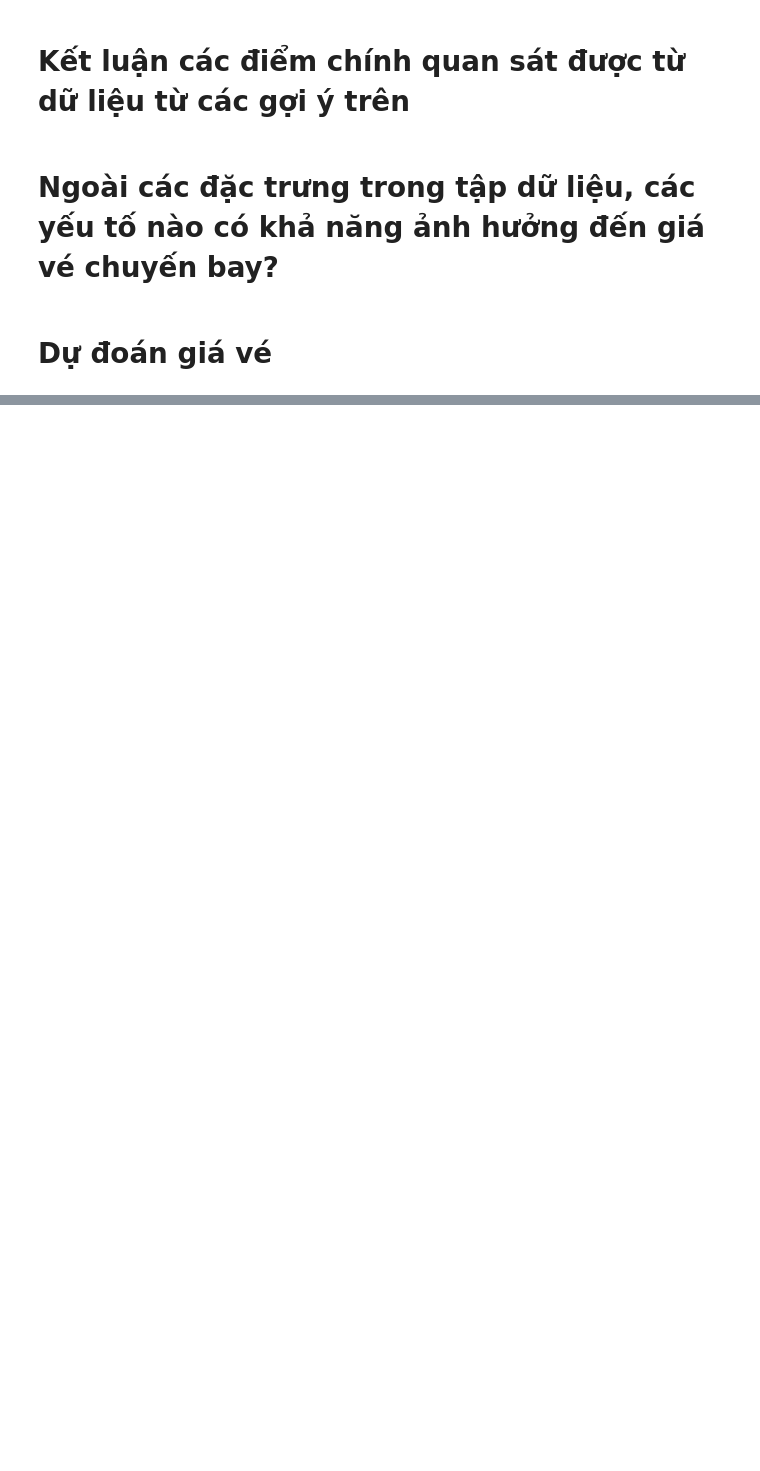
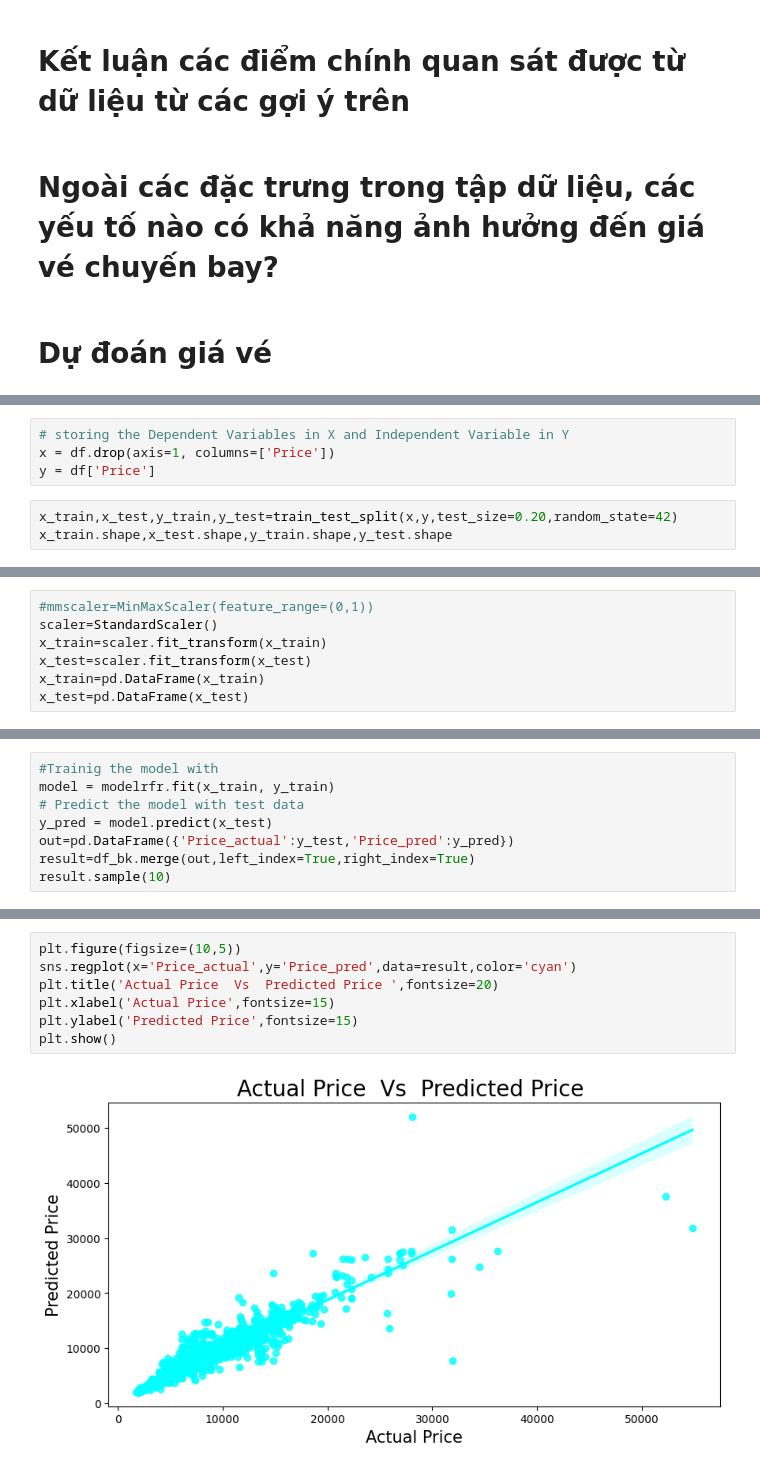
Before and after one commit to Vanniee007/ADA-Final-Project-20CQ.PTDL.05, a Jupyter notebook: FinalProject.ipynb, the cells around one changed output, grey strips where cells are left out. Cells and saved outputs as stored; diff of their text form; blank space fills up the shorter version.

Commit message:
cau 7 + predict

```diff
--- a/FinalProject.ipynb
+++ b/FinalProject.ipynb
@@ -742,0 +848,7 @@ else:
+# %%
+# storing the Dependent Variables in X and Independent Variable in Y
+x = df.drop(axis=1, columns=['Price'])
+y = df['Price']
+# %%
+x_train,x_test,y_train,y_test=train_test_split(x,y,test_size=0.20,random_state=42)
+x_train.shape,x_test.shape,y_train.shape,y_test.shape
@@ -742,0 +857,7 @@ else:
+# %%
+#mmscaler=MinMaxScaler(feature_range=(0,1))
+scaler=StandardScaler()
+x_train=scaler.fit_transform(x_train)
+x_test=scaler.fit_transform(x_test)
+x_train=pd.DataFrame(x_train)
+x_test=pd.DataFrame(x_test)
@@ -742,0 +982,8 @@ else:
+# %%
+#Trainig the model with
+model = modelrfr.fit(x_train, y_train)
+# Predict the model with test data
+y_pred = model.predict(x_test)
+out=pd.DataFrame({'Price_actual':y_test,'Price_pred':y_pred})
+result=df_bk.merge(out,left_index=True,right_index=True)
+result.sample(10)
@@ -742,0 +1003,9 @@ else:
+# %%
+plt.figure(figsize=(10,5))
+sns.regplot(x='Price_actual',y='Price_pred',data=result,color='cyan')
+plt.title('Actual Price  Vs  Predicted Price ',fontsize=20)
+plt.xlabel('Actual Price',fontsize=15)
+plt.ylabel('Predicted Price',fontsize=15)
+plt.show()
+# %% [output]
+[figure, added]
```
Also changed, not shown: parts of 25 cells of this notebook.
